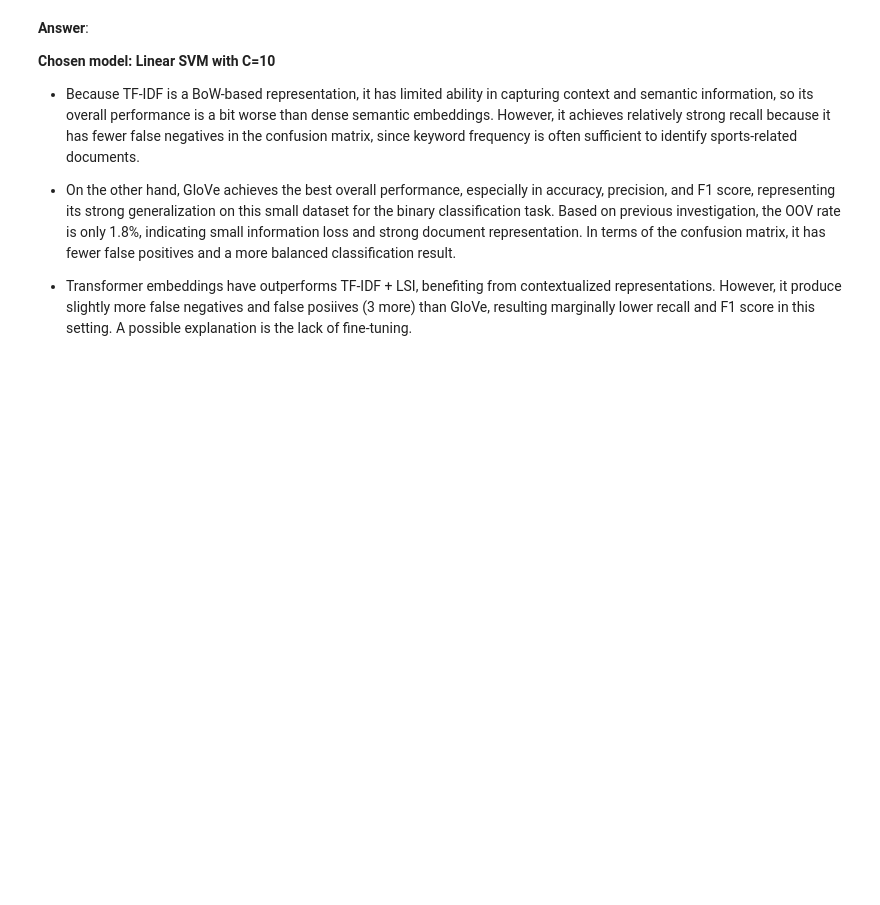
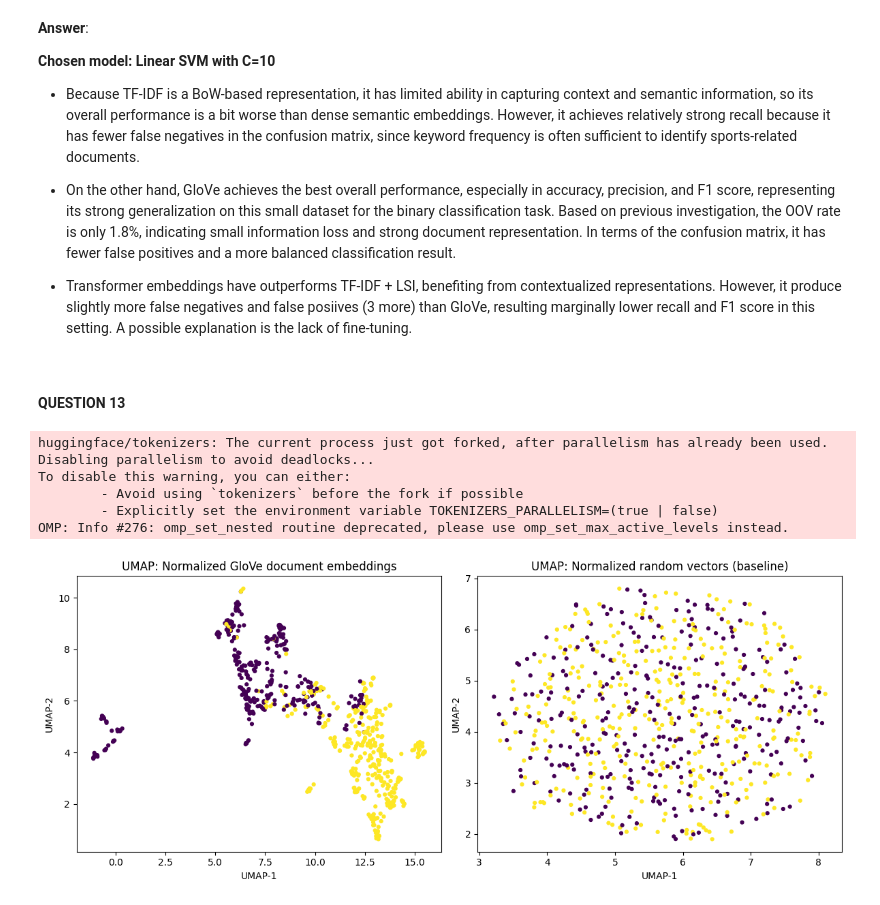
Before and after one commit to lylahub/ECE219P1, a Jupyter notebook: P1_code.ipynb, the cells around one changed output. Drawn from its saved outputs; the diff is of its cells as text; code cells hidden in the pictures; blank space fills up the shorter version.

```diff
--- a/P1_code.ipynb
+++ b/P1_code.ipynb
@@ -1275,3 +1355,71 @@ display(df)
 - On the other hand, GloVe achieves the best overall performance, especially in accuracy, precision, and F1 score, representing its strong generalization on this small dataset for the binary classification task. Based on previous investigation, the OOV rate is only 1.8%, indicating small information loss and strong document representation. In terms of the confusion matrix, it has fewer false positives and a more balanced classification result.
 
 - Transformer embeddings have outperforms TF-IDF + LSI, benefiting from contextualized representations. However, it produce slightly more false negatives and false posiives (3 more) than GloVe, resulting marginally lower recall and F1 score in this setting. A possible explanation is the lack of fine-tuning.
+# %% [markdown]
+#### QUESTION 13
+# %%
+import numpy as np
+import matplotlib.pyplot as plt
+
+!pip -q install umap-learn
+
+import umap
+from sklearn.preprocessing import normalize
+
+np.random.seed(42)
+
+# Choose which split to visualize (test recommended)
+X = X_test_glove
+y = y_test_svm  # 0/1
+
+X = np.asarray(X)
+
+# 1) Normalize GloVe embeddings
+X_glove_norm = normalize(X, norm="l2")
+
+# 2) Create normalized random baseline (same shape)
+X_rand = np.random.randn(*X.shape)
+X_rand_norm = normalize(X_rand, norm="l2")
+
+# Use the SAME UMAP settings for both (important for fairness)
+umap_model = umap.UMAP(
+    n_neighbors=15,
+    min_dist=0.1,
+    n_components=2,
+    metric="cosine",
+    random_state=42
+)
+
+Z_glove = umap_model.fit_transform(X_glove_norm)
+
+umap_model2 = umap.UMAP(
+    n_neighbors=15,
+    min_dist=0.1,
+    n_components=2,
+    metric="cosine",
+    random_state=42
+)
+Z_rand = umap_model2.fit_transform(X_rand_norm)
+
+# Plot side-by-side
+fig, axes = plt.subplots(1, 2, figsize=(12, 5))
+
+axes[0].scatter(Z_glove[:,0], Z_glove[:,1], c=y, s=12)
+axes[0].set_title("UMAP: Normalized GloVe document embeddings")
+axes[0].set_xlabel("UMAP-1")
+axes[0].set_ylabel("UMAP-2")
+
+axes[1].scatter(Z_rand[:,0], Z_rand[:,1], c=y, s=12)
+axes[1].set_title("UMAP: Normalized random vectors (baseline)")
+axes[1].set_xlabel("UMAP-1")
+axes[1].set_ylabel("UMAP-2")
+
+plt.tight_layout()
+plt.show()
+# %% [output]
+huggingface/tokenizers: The current process just got forked, after parallelism has already been used. Disabling parallelism to avoid deadlocks...
+To disable this warning, you can either:
+        - Avoid using `tokenizers` before the fork if possible
+        - Explicitly set the environment variable TOKENIZERS_PARALLELISM=(true | false)
+OMP: Info #276: omp_set_nested routine deprecated, please use omp_set_max_active_levels instead.
+[figure, added]
```
Also changed, not shown: parts of 60 cells of this notebook.
